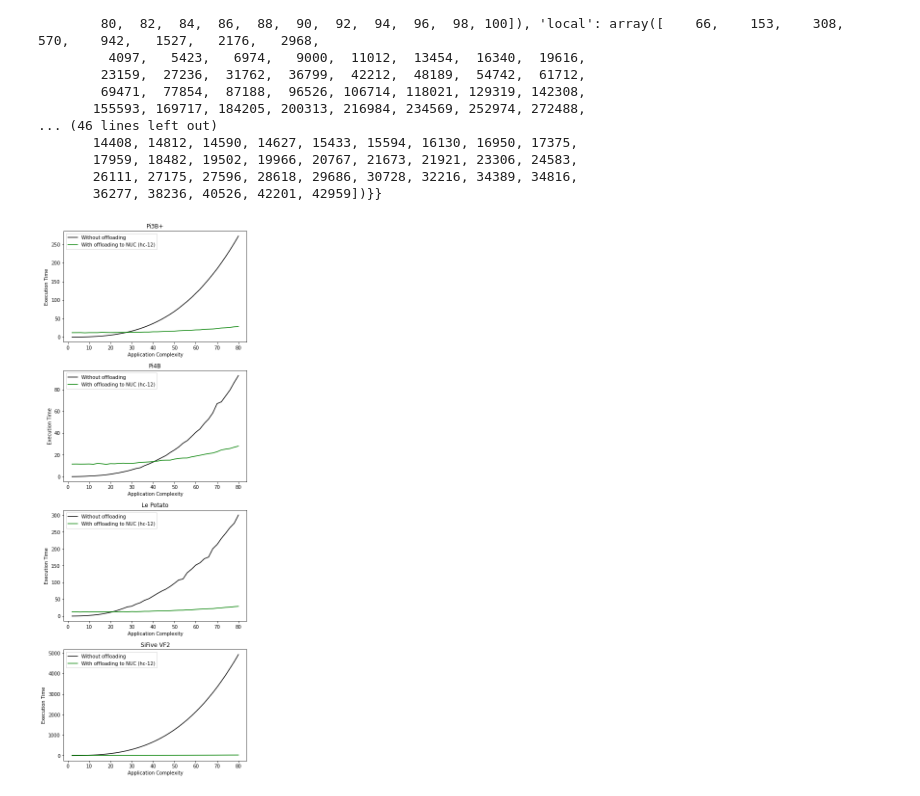
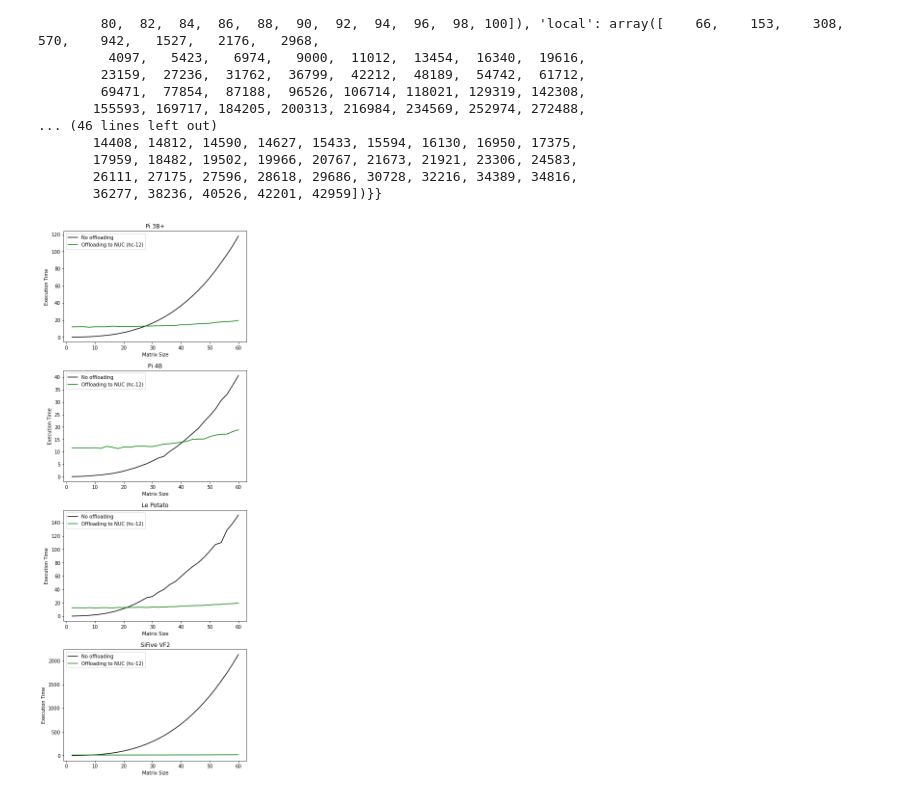
Before and after one commit to arjunr2/nw-benchmark, a Jupyter notebook: nw-vs-compute/offload_process.ipynb, the cells around one changed output. Cells and saved outputs as stored; diff of their text form; code cells hidden in the pictures.

```diff
--- a/nw-vs-compute/offload_process.ipynb
+++ b/nw-vs-compute/offload_process.ipynb
@@ -46,15 +46,15 @@ print(data)
        36277, 38236, 40526, 42201, 42959])}}
 # %%
 fig, ax = plt.subplots(len(devices), 1, figsize=(6, 4 * len(devices)), constrained_layout=True)
-b = 10
+b = 20
 i = 0
 for device, ft in data.items():
     ax[i].plot(ft["idx"][:-b], ft["local"][:-b]/1000, color='k')
     ax[i].plot(ft["idx"][:-b], ft["offload"][:-b]/1000, color='g')
-    ax[i].legend(["Without offloading", "With offloading to NUC (hc-12)"])
+    ax[i].legend(["No offloading", "Offloading to NUC (hc-12)"])
     ax[i].set_ylabel("Execution Time")
-    ax[i].set_xlabel("Application Complexity")
+    ax[i].set_xlabel("Matrix Size")
     ax[i].set_title(device_names[i])
     i += 1
 # %% [output]
-[figure, old version]
+[figure, new version]
```
Also changed, not shown: parts of 2 cells of this notebook, 15 other files.
